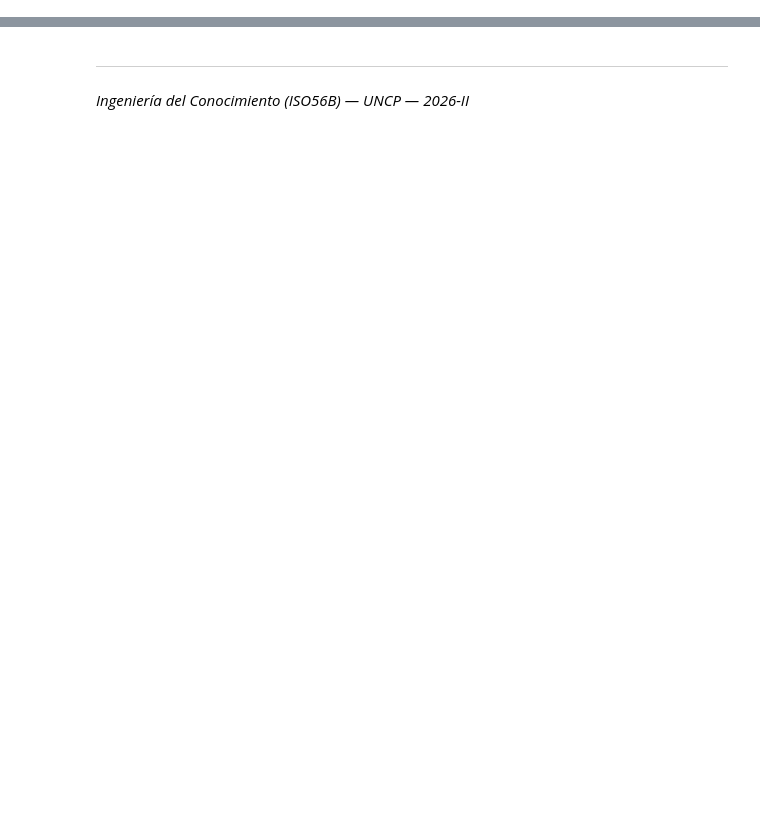
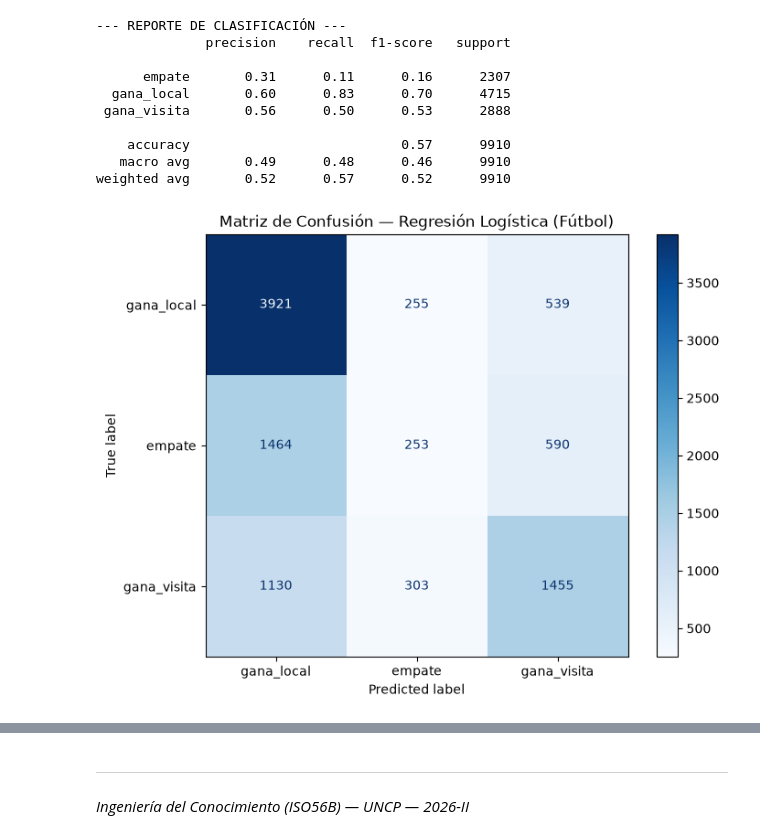
Before and after one commit to renzoloyola01-dotcom/IngenieriaDelConocimiento, a Jupyter notebook: Tarea1.ipynb, the cells around one changed output, grey strips where cells are left out. Cells and saved outputs as stored; diff of their text form; code cells hidden in the pictures; blank space fills up the shorter version.

```diff
--- a/Tarea1.ipynb
+++ b/Tarea1.ipynb
@@ -475,0 +238,17 @@ Investigue la librería **MLflow** (`!pip install mlflow`) e implemente un regis
+# %%
+from sklearn.model_selection import train_test_split
+
+# ==========================================
+# Etapa 3: Preparación de Datos y Partición Cronológica
+# ==========================================
+features = ['home_team', 'away_team', 'tournament', 'neutral', 'year', 'month']
+X = df[features]
+y = df['resultado']
+
+# Partición cronológica estricta (shuffle=False para respetar la línea del tiempo)
+X_train, X_test, y_train, y_test = train_test_split(
+    X, y, test_size=0.20, shuffle=False
+)
+
+print(f'Entrenamiento (Pasado): {X_train.shape[0]:,} muestras')
+print(f'Prueba (Futuro): {X_test.shape[0]:,} muestras')
@@ -475,0 +294,60 @@ Investigue la librería **MLflow** (`!pip install mlflow`) e implemente un regis
+# %%
+from sklearn.metrics import classification_report, ConfusionMatrixDisplay
+import matplotlib.pyplot as plt
+import joblib
+
+# ==========================================
+# Etapa 5 y 6: Evaluación y Serialización
+# ==========================================
+y_pred = modelo_futbol.predict(X_test)
+
+print('\n--- REPORTE DE CLASIFICACIÓN ---')
+print(classification_report(y_test, y_pred))
+
+# Matriz de Confusión
+fig, ax = plt.subplots(figsize=(8, 6))
+ConfusionMatrixDisplay.from_predictions(
+    y_test, y_pred, ax=ax, cmap='Blues',
+    labels=['gana_local', 'empate', 'gana_visita']
+)
+plt.title('Matriz de Confusión — Regresión Logística (Fútbol)')
+plt.grid(False)
+plt.show()
+
+# Serialización del modelo entrenado
+ruta_modelo = 'modelo_futbol.pkl'
+joblib.dump(modelo_futbol, ruta_modelo)
+print(f'\n¡Modelo guardado en disco como "{ruta_modelo}"!')
+
+# Prueba de predicción en vivo
+partido_ficticio = pd.DataFrame([{
+    'home_team': 'Peru',
+    'away_team': 'Denmark',
+    'tournament': 'FIFA World Cup',
+    'neutral': True,
+    'year': 2026,
+    'month': 6
+}])
+
+prediccion = modelo_futbol.predict(partido_ficticio)[0]
+probabilidades = modelo_futbol.predict_proba(partido_ficticio)[0]
+clases = modelo_futbol.classes_
+
+print('\n--- PRUEBA DE PREDICCIÓN EN VIVO ---')
+print(f"Encuentro: {partido_ficticio['home_team'].iloc[0]} vs {partido_ficticio['away_team'].iloc[0]}")
+print(f"Predicción del modelo: {prediccion.upper()}")
+print('Probabilidades calculadas:')
+for clase, prob in zip(clases, probabilidades):
+    print(f' - {clase}: {prob:.1%}')
+# %% [output]
+--- REPORTE DE CLASIFICACIÓN ---
+              precision    recall  f1-score   support
+
+      empate       0.31      0.11      0.16      2307
+  gana_local       0.60      0.83      0.70      4715
+ gana_visita       0.56      0.50      0.53      2888
+
+    accuracy                           0.57      9910
+   macro avg       0.49      0.48      0.46      9910
+weighted avg       0.52      0.57      0.52      9910
+[figure, added]
```
Also changed, not shown: parts of 41 cells of this notebook, 1 other file.
